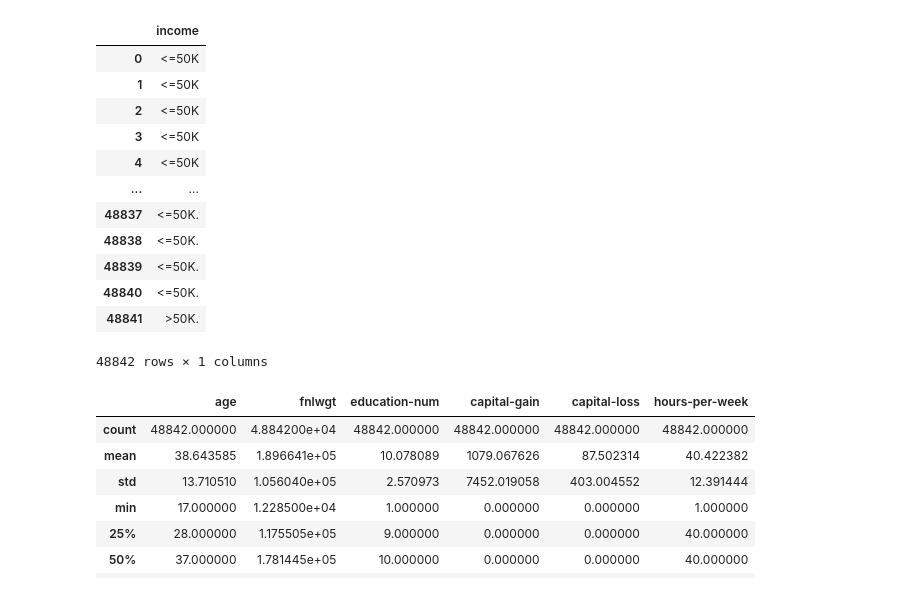
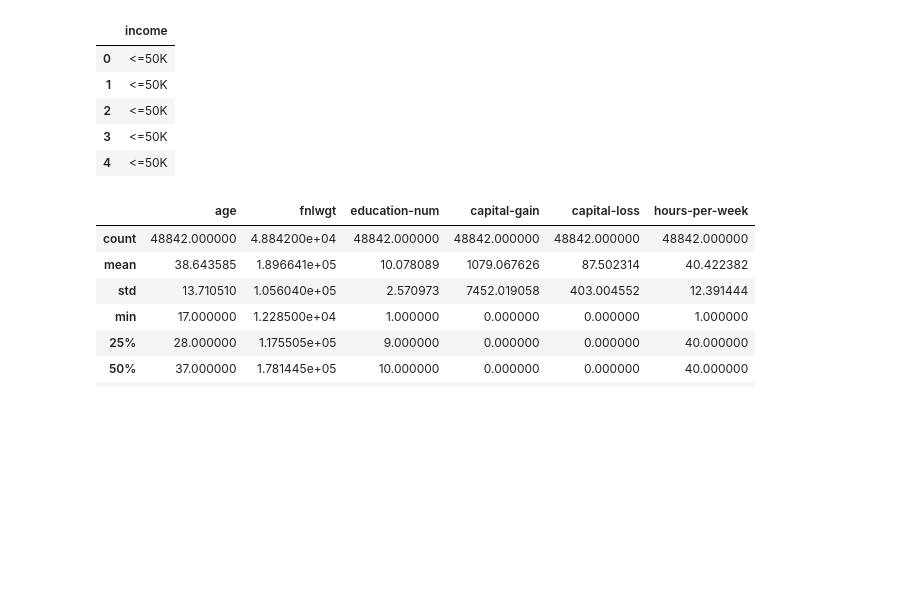
Before and after one commit to MarcusO17/6006CEM-ML, a Jupyter notebook: src/Task 2/main.ipynb, the cells around one changed output. Drawn from its saved outputs; the diff is of its cells as text; code cells hidden in the pictures; blank space fills up the shorter version.

```diff
--- a/src/Task 2/main.ipynb
+++ b/src/Task 2/main.ipynb
@@ -14,19 +35,12 @@ y = census_income.data.targets
 # %%
-y
+y.head()
 # %% [output]
 |  | income |
 | 0 | <=50K |
 | 1 | <=50K |
 | 2 | <=50K |
 | 3 | <=50K |
 | 4 | <=50K |
-| ... | ... |
-| 48837 | <=50K. |
-| 48838 | <=50K. |
-| 48839 | <=50K. |
-| 48840 | <=50K. |
-| 48841 | >50K. |
-48842 rows × 1 columns
 # %%
 df['income'] = y
 # %%
```
Also changed, not shown: parts of 52 cells of this notebook.
